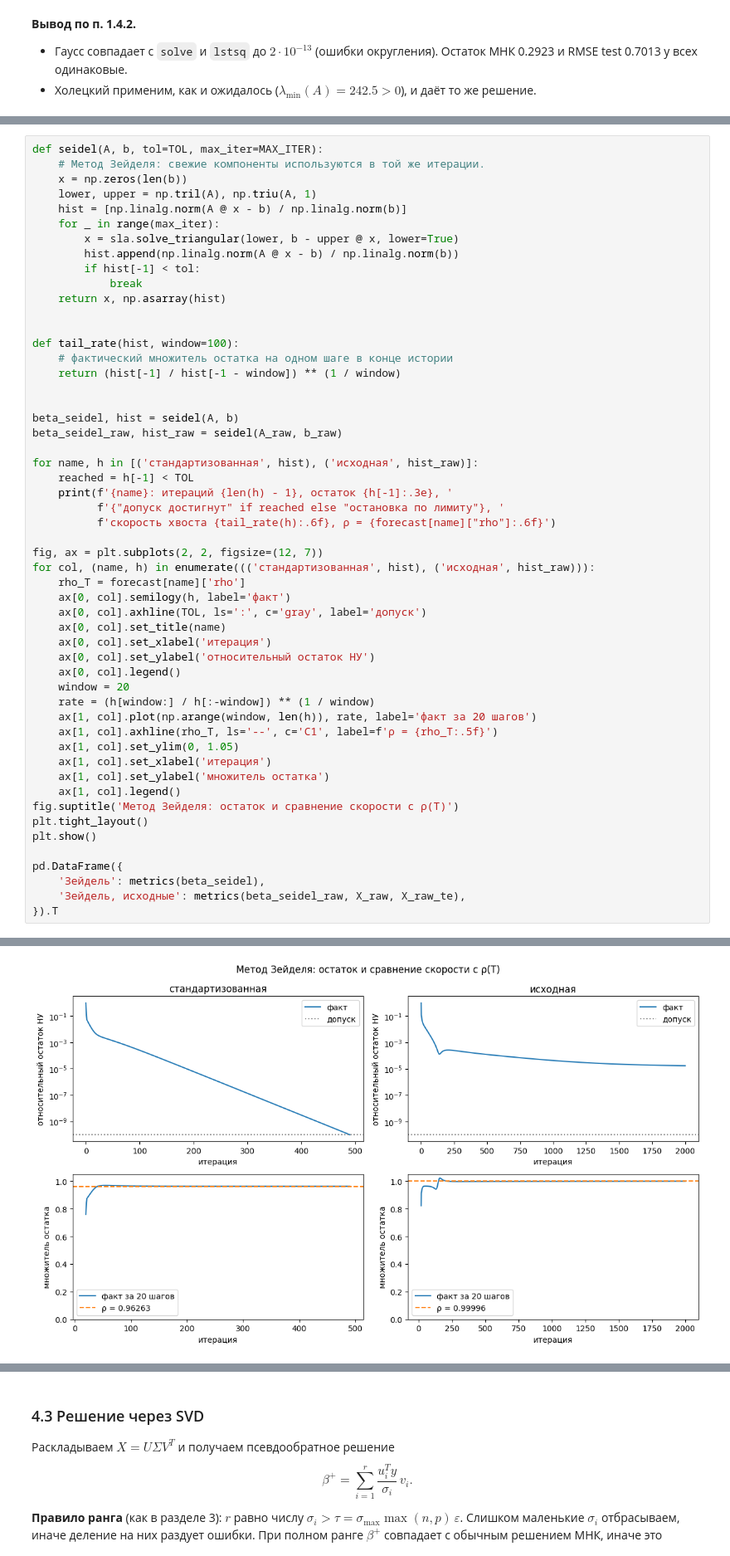
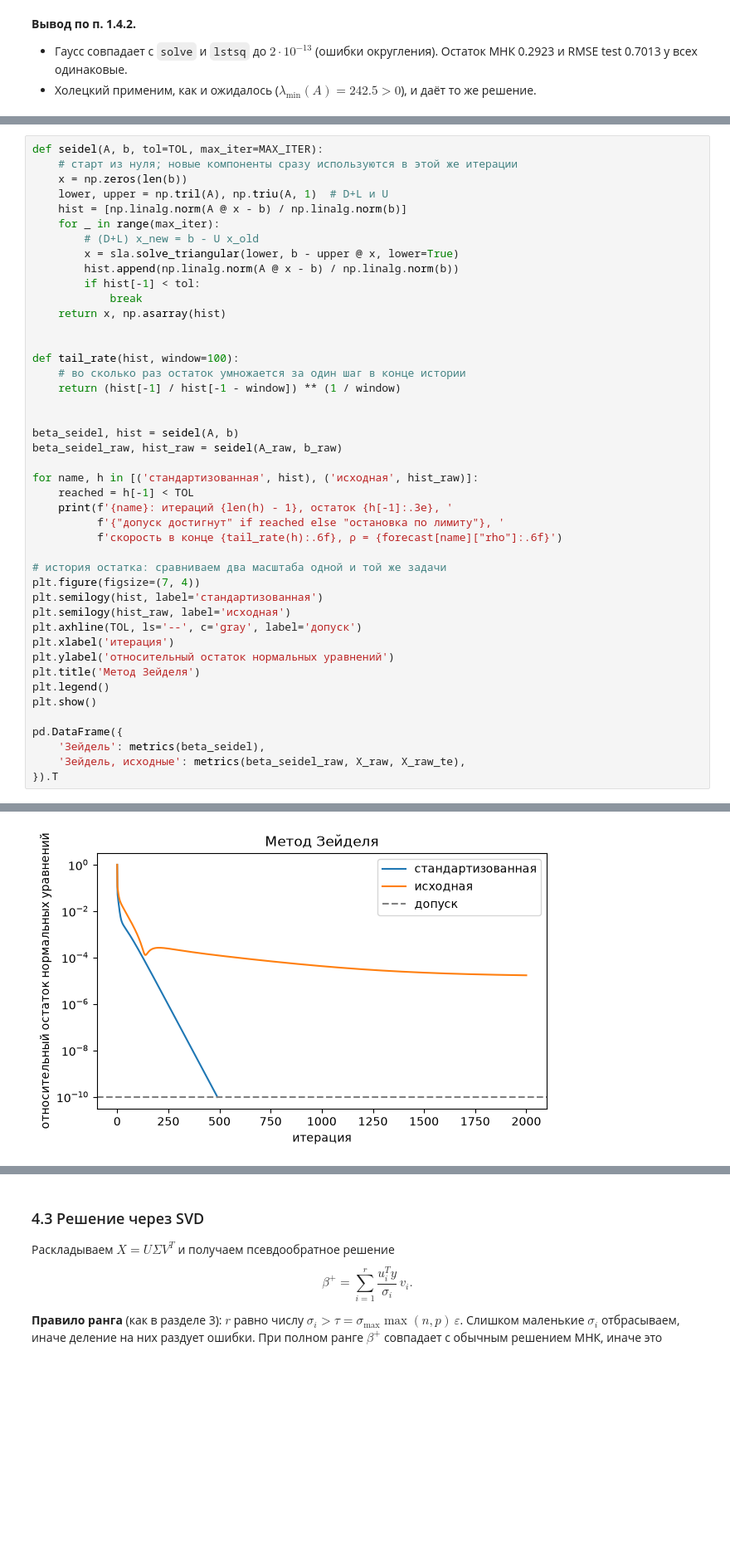
Before and after one commit to a-avdonin/math-ml, a Jupyter notebook: lab1.ipynb, the cells around one changed output, grey strips where cells are left out. Shown at 83% size. Saved outputs shown, nothing was run; the diff lists cells and outputs as text; blank space fills up the shorter version.

Commit message:
feat: упростить третью часть и итоговое сравнение
Сократить пояснения и код Зейделя, ridge и общего сравнения и подписать вклад участника.

Co-authored-by: Cursor <cursoragent@cursor.com>

```diff
--- a/lab1.ipynb
+++ b/lab1.ipynb
@@ -491,10 +478,11 @@ print('Размер итерационной матрицы:', iteration_matrix(
 # %%
 def seidel(A, b, tol=TOL, max_iter=MAX_ITER):
-    # Метод Зейделя: свежие компоненты используются в той же итерации.
+    # старт из нуля; новые компоненты сразу используются в этой же итерации
     x = np.zeros(len(b))
-    lower, upper = np.tril(A), np.triu(A, 1)
+    lower, upper = np.tril(A), np.triu(A, 1)  # D+L и U
     hist = [np.linalg.norm(A @ x - b) / np.linalg.norm(b)]
     for _ in range(max_iter):
+        # (D+L) x_new = b - U x_old
         x = sla.solve_triangular(lower, b - upper @ x, lower=True)
         hist.append(np.linalg.norm(A @ x - b) / np.linalg.norm(b))
         if hist[-1] < tol:
@@ -503,7 +491,7 @@ def seidel(A, b, tol=TOL, max_iter=MAX_ITER):
 
 
 def tail_rate(hist, window=100):
-    # фактический множитель остатка на одном шаге в конце истории
+    # во сколько раз остаток умножается за один шаг в конце истории
     return (hist[-1] / hist[-1 - window]) ** (1 / window)
 
 
@@ -514,27 +502,17 @@ for name, h in [('стандартизованная', hist), ('исходная
     reached = h[-1] < TOL
     print(f'{name}: итераций {len(h) - 1}, остаток {h[-1]:.3e}, '
           f'{"допуск достигнут" if reached else "остановка по лимиту"}, '
-          f'скорость хвоста {tail_rate(h):.6f}, ρ = {forecast[name]["rho"]:.6f}')
+          f'скорость в конце {tail_rate(h):.6f}, ρ = {forecast[name]["rho"]:.6f}')
 
-fig, ax = plt.subplots(2, 2, figsize=(12, 7))
-for col, (name, h) in enumerate((('стандартизованная', hist), ('исходная', hist_raw))):
-    rho_T = forecast[name]['rho']
-    ax[0, col].semilogy(h, label='факт')
-    ax[0, col].axhline(TOL, ls=':', c='gray', label='допуск')
-    ax[0, col].set_title(name)
-    ax[0, col].set_xlabel('итерация')
-    ax[0, col].set_ylabel('относительный остаток НУ')
-    ax[0, col].legend()
-    window = 20
-    rate = (h[window:] / h[:-window]) ** (1 / window)
-    ax[1, col].plot(np.arange(window, len(h)), rate, label='факт за 20 шагов')
-    ax[1, col].axhline(rho_T, ls='--', c='C1', label=f'ρ = {rho_T:.5f}')
-    ax[1, col].set_ylim(0, 1.05)
-    ax[1, col].set_xlabel('итерация')
-    ax[1, col].set_ylabel('множитель остатка')
-    ax[1, col].legend()
-fig.suptitle('Метод Зейделя: остаток и сравнение скорости с ρ(T)')
-plt.tight_layout()
+# история остатка: сравниваем два масштаба одной и той же задачи
+plt.figure(figsize=(7, 4))
+plt.semilogy(hist, label='стандартизованная')
+plt.semilogy(hist_raw, label='исходная')
+plt.axhline(TOL, ls='--', c='gray', label='допуск')
+plt.xlabel('итерация')
+plt.ylabel('относительный остаток нормальных уравнений')
+plt.title('Метод Зейделя')
+plt.legend()
 plt.show()
 
 pd.DataFrame({
@@ -547,4 +525,4 @@ pd.DataFrame({
-[figure, old version]
+[figure, new version]
 |  | ||beta|| | остаток НУ | остаток МНК | RMSE train | RMSE test |
 | Зейдель | 2.638 | 9.743e-11 | 0.2923 | 0.6936 | 0.7013 |
 | Зейдель, исходные | 0.8533 | 1.713e-05 | 0.3141 | 0.7452 | 0.7532 |
```
Also changed, not shown: parts of 23 cells of this notebook.
